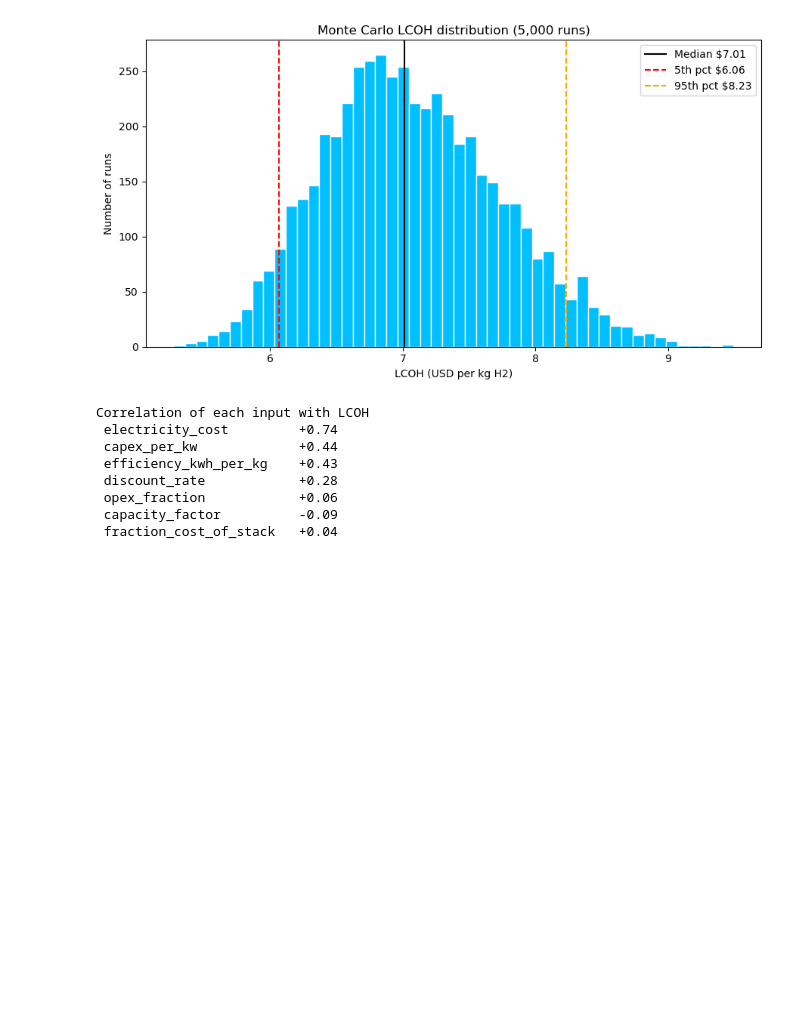
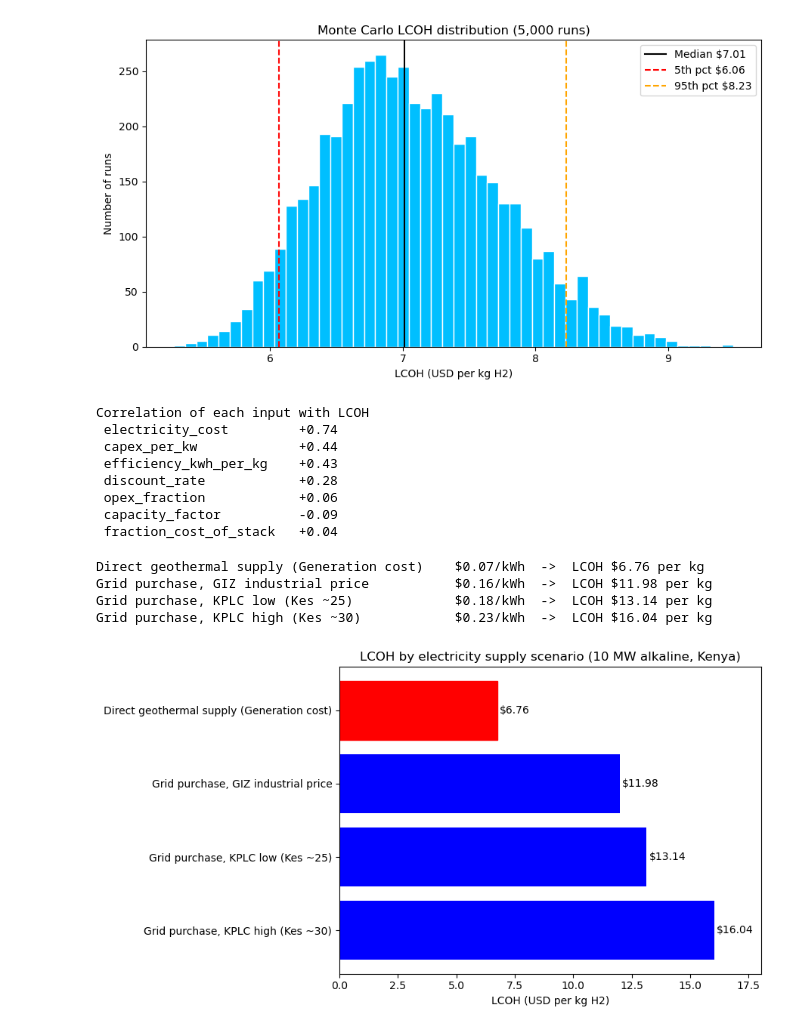
Before and after one commit to Emeryne/lcoh-calculator, a Jupyter notebook: 01_lcoh_basic.ipynb, the cells around one changed output. Cells and saved outputs as stored; diff of their text form; code cells hidden in the pictures; blank space fills up the shorter version.

Commit message:
Add electricity supply scenario comparison

```diff
--- a/01_lcoh_basic.ipynb
+++ b/01_lcoh_basic.ipynb
@@ -236,3 +236,39 @@ Correlation of each input with LCOH
  opex_fraction            +0.06
  capacity_factor          -0.09
  fraction_cost_of_stack   +0.04
+# %%
+#Electricity supply scenarios
+
+scenarios = {
+    "Direct geothermal supply (Generation cost)": 0.07,
+    "Grid purchase, GIZ industrial price": 0.16,
+    "Grid purchase, KPLC low (Kes ~25)": 0.18,
+    "Grid purchase, KPLC high (Kes ~30)": 0.23,
+}
+scenario_lcoh = {}
+for name, cost in scenarios.items():
+    scenario_lcoh[name] = calculate_lcoh(electricity_cost=cost)
+    print(f"{name:45s} ${cost:.2f}/kWh  ->  LCOH ${scenario_lcoh[name]:.2f} per kg")
+# %% [output]
+Direct geothermal supply (Generation cost)    $0.07/kWh  ->  LCOH $6.76 per kg
+Grid purchase, GIZ industrial price           $0.16/kWh  ->  LCOH $11.98 per kg
+Grid purchase, KPLC low (Kes ~25)             $0.18/kWh  ->  LCOH $13.14 per kg
+Grid purchase, KPLC high (Kes ~30)            $0.23/kWh  ->  LCOH $16.04 per kg
+# %%
+import matplotlib.pyplot as plt
+names = list(scenario_lcoh.keys())
+values = list(scenario_lcoh.values())
+
+fig, ax = plt.subplots(figsize=(9, 5))
+bars = ax.barh(names[::-1], values[::-1], color="b")
+bars[-1].set_color("r")          # highlight the direct geothermal case (top bar)
+for bar, v in zip(bars, values[::-1]):
+    ax.text(v + 0.10, bar.get_y() + bar.get_height() / 2, f"${v:.2f}", va="center")
+ax.set_xlabel("LCOH (USD per kg H2)")
+ax.set_title("LCOH by electricity supply scenario (10 MW alkaline, Kenya)")
+ax.set_xlim(0, max(values) + 2)
+plt.tight_layout()
+plt.savefig("scenario_comparison.png", dpi=150)
+plt.show()
+# %% [output]
+[figure, added]
```
Also changed, not shown: 1 other file.
